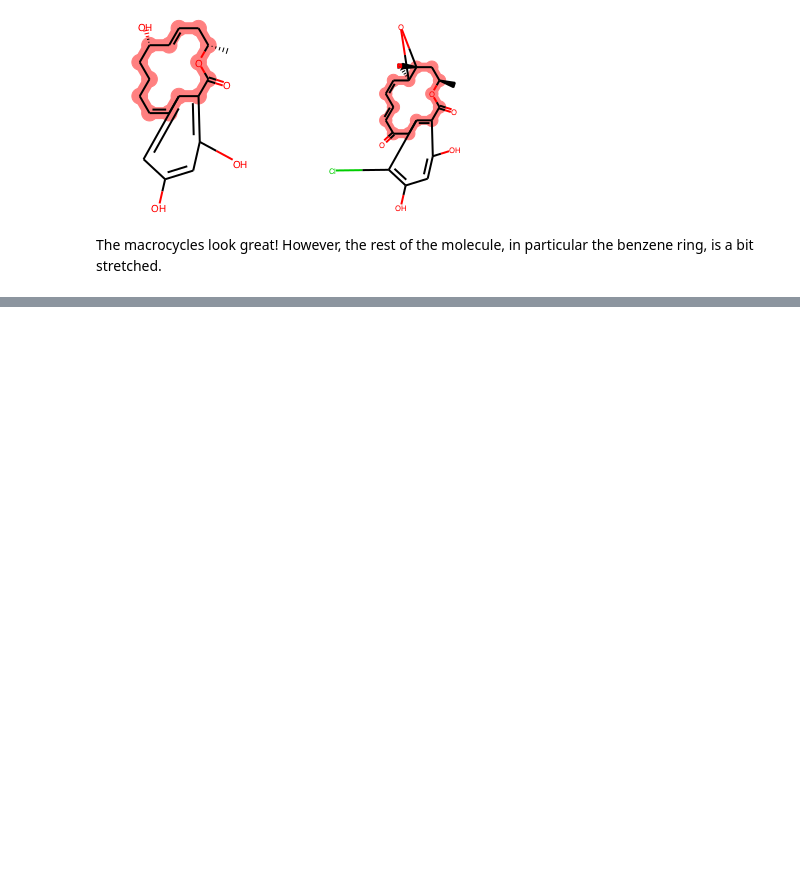
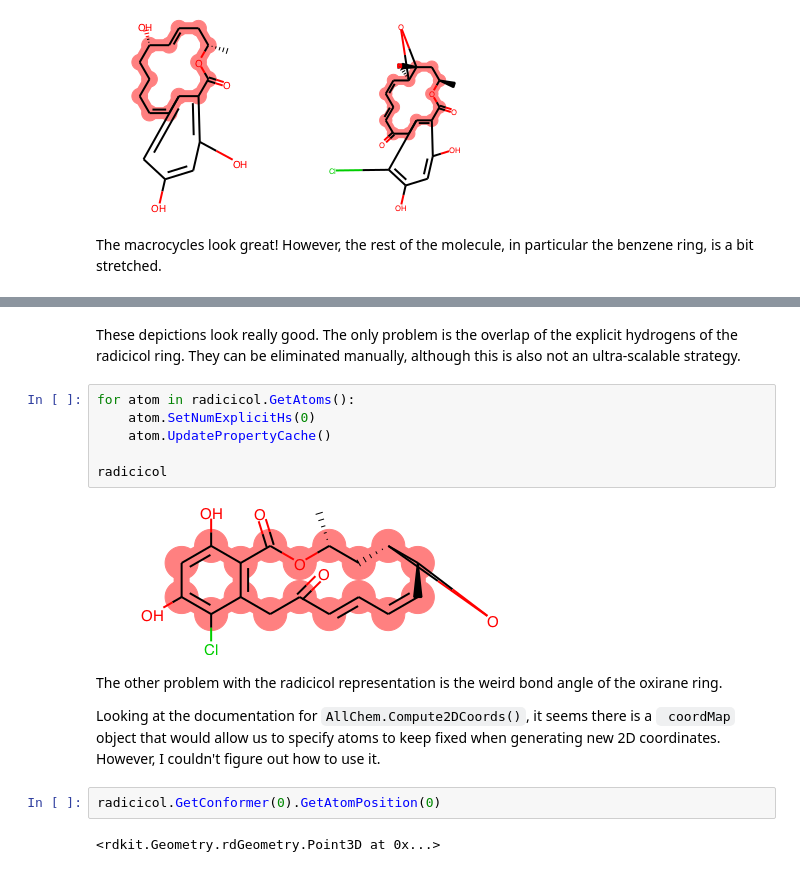
Before and after one commit to tentrillion/ipython_notebooks, a Jupyter notebook: force_pretty_macrocycles.ipynb, the cells around one changed output, grey strips where cells are left out. Cells and saved outputs as stored; diff of their text form; blank space fills up the shorter version.

```diff
--- a/force_pretty_macrocycles.ipynb
+++ b/force_pretty_macrocycles.ipynb
@@ -125,0 +156,18 @@ The macrocycles look great!  However, the rest of the molecule, in particular th
+# %% [markdown]
+These depictions look really good.  The only problem is the overlap of the explicit hydrogens of the radicicol ring.  They can be eliminated manually, although this is also not an ultra-scalable strategy.
+# %%
+for atom in radicicol.GetAtoms():
+    atom.SetNumExplicitHs(0)
+    atom.UpdatePropertyCache()
+
+radicicol
+# %% [output]
+[figure, added]
+# %% [markdown]
+The other problem with the radicicol representation is the weird bond angle of the oxirane ring.
+
+Looking at the documentation for `AllChem.Compute2DCoords()`, it seems there is a ` coordMap` object that would allow us to specify atoms to keep fixed when generating new 2D coordinates.  However, I couldn't figure out how to use it.
+# %%
+radicicol.GetConformer(0).GetAtomPosition(0)
+# %% [output]
+<rdkit.Geometry.rdGeometry.Point3D at 0x...>
```
Also changed, not shown: parts of 5 cells of this notebook.
